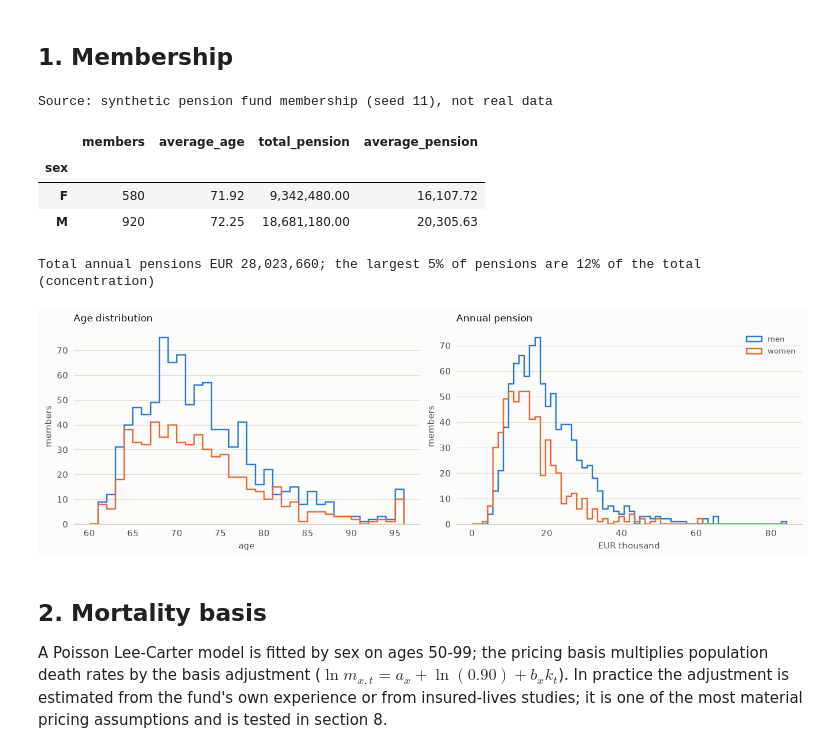
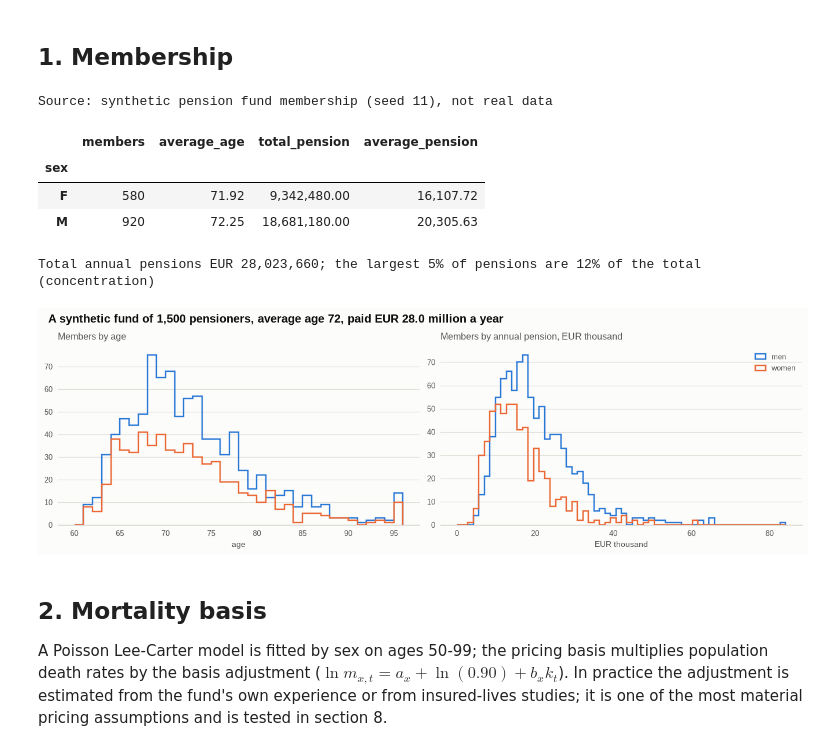
Before and after one commit to paolo993788/Actuarial-mathematics, a Jupyter notebook: notebooks/case_studies/pension_buy_in_pricing.ipynb, the cells around one changed output. Cells and saved outputs as stored; diff of their text form; code cells hidden in the pictures.

```diff
--- a/notebooks/case_studies/pension_buy_in_pricing.ipynb
+++ b/notebooks/case_studies/pension_buy_in_pricing.ipynb
@@ -64,30 +68,32 @@ longevity_risk 0.1.0 | data mode: official | threads: 4
 # %%
 members = pd.read_csv(MEMBERSHIP_CSV) if MEMBERSHIP_CSV else synthetic.pensioners(n=1500)
 print("Source:", members.attrs.get("source", MEMBERSHIP_CSV))
 summary = members.groupby("sex").agg(members=("age", "size"), average_age=("age", "mean"),
                                      total_pension=("pension", "sum"), average_pension=("pension", "mean"))
 display(summary)
 top = members["pension"].sort_values(ascending=False)
 print(f"Total annual pensions EUR {members['pension'].sum():,.0f}; the largest 5% of pensions are "
       f"{top.iloc[: len(top) // 20].sum() / top.sum():.0%} of the total (concentration)")
 fig, axes = plt.subplots(1, 2, figsize=(12, 3.8))
 pension_bins = np.linspace(0, members["pension"].max() / 1e3, 61)
 for sex, color, label in (("M", SERIES[0], "men"), ("F", SERIES[1], "women")):
     sub = members[members["sex"] == sex]
     axes[0].hist(sub["age"], bins=range(60, 97), histtype="step", lw=1.6, color=color, label=label)
     axes[1].hist(sub["pension"] / 1e3, bins=pension_bins, histtype="step", lw=1.6, color=color, label=label)
-axes[0].set(title="Age distribution", xlabel="age", ylabel="members")
-axes[1].set(title="Annual pension", xlabel="EUR thousand", ylabel="members")
+axes[0].set(title="Members by age", xlabel="age")
+axes[1].set(title="Members by annual pension, EUR thousand", xlabel="EUR thousand")
 axes[1].legend(loc="upper right")
+figure_headline(fig, f"A synthetic fund of {len(members):,} pensioners, average age {members['age'].mean():.0f}, "
+                     f"paid EUR {members['pension'].sum() / 1e6:.1f} million a year")
 fig.savefig(OUTPUT_DIR / "membership.png", dpi=150)
 # %% [output]
 Source: synthetic pension fund membership (seed 11), not real data
 |  | members | average_age | total_pension | average_pension |
 | sex |  |  |  |  |
 | F | 580 | 71.92 | 9,342,480.00 | 16,107.72 |
 | M | 920 | 72.25 | 18,681,180.00 | 20,305.63 |
 Total annual pensions EUR 28,023,660; the largest 5% of pensions are 12% of the total (concentration)
-[figure, old version]
+[figure, new version]
 # %% [markdown]
 ## 2. Mortality basis
 
```
Also changed, not shown: parts of 5 cells of this notebook, 3 other files.
